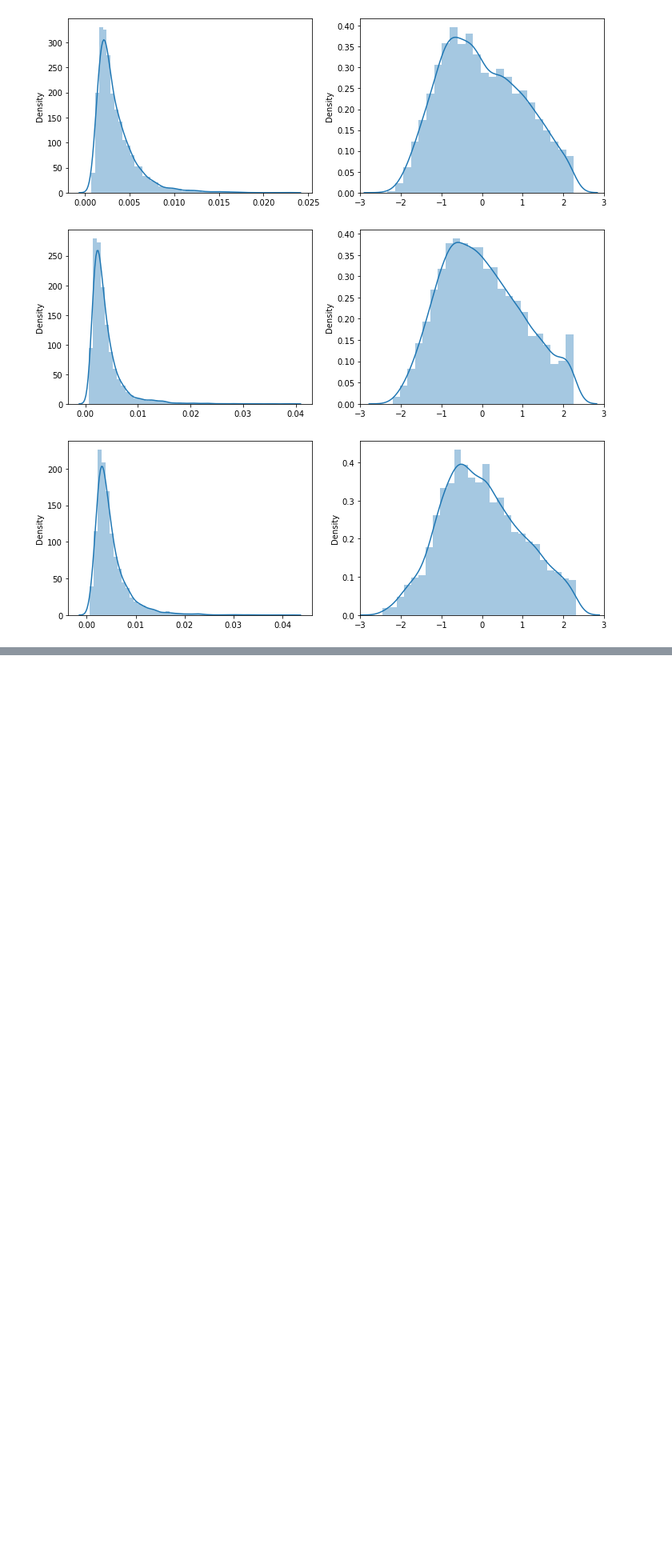
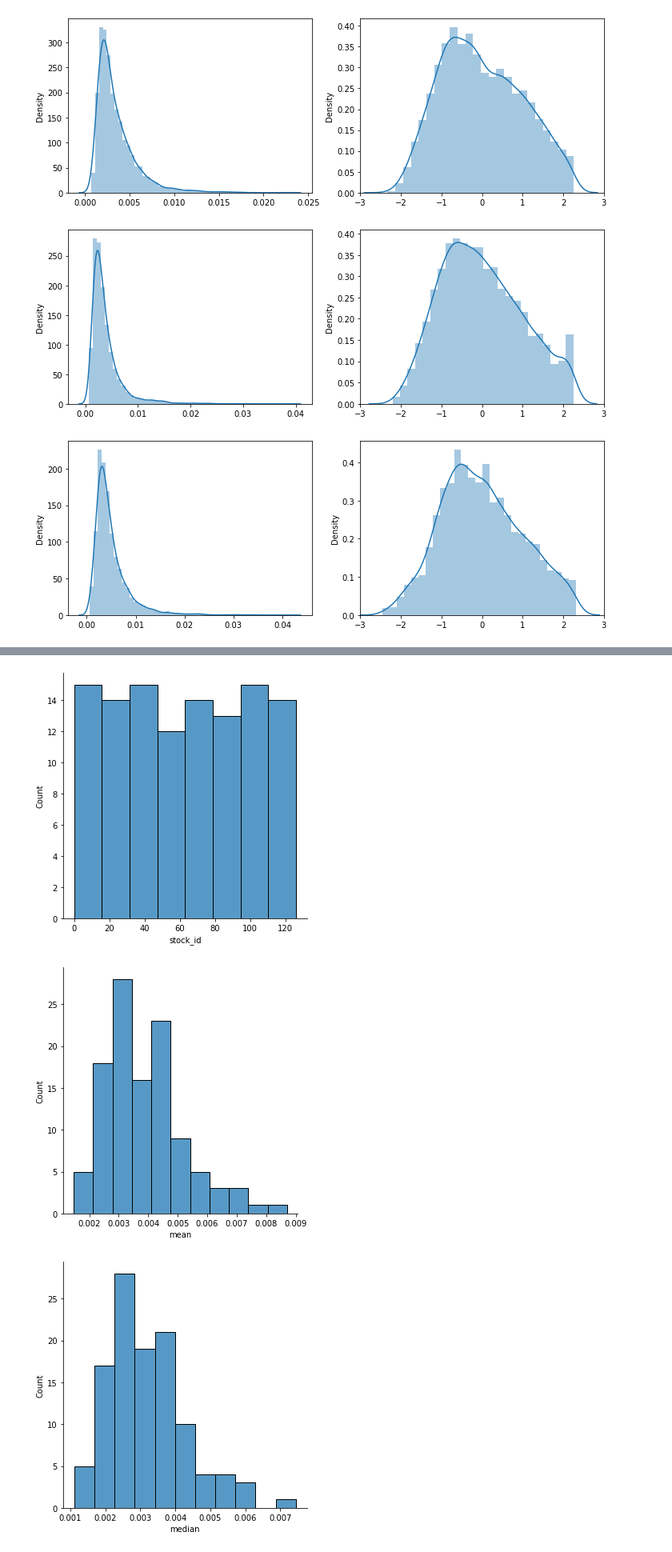
Before and after one commit to mahiro72/kaggle_OptiverRealizedVolatilityPrediction, a Jupyter notebook: eda/eda_0811.ipynb, the cells around one changed output, grey strips where cells are left out. Shown at 80% size. Cells and saved outputs as stored; diff of their text form; code cells hidden in the pictures; blank space fills up the shorter version.

```diff
--- a/eda/eda_0811.ipynb
+++ b/eda/eda_0811.ipynb
@@ -386,3 +373,5 @@ for i in [1,2,10,30,100]:
 [figure]
 [figure]
 [figure]
+# %%
+stock = train.groupby("stock_id")['target'].agg(["mean","median","std","count","sum"]).reset_index()
@@ -388,0 +394,7 @@ for i in [1,2,10,30,100]:
+# %%
+for i in stock.columns:
+    sns.displot(stock[i])
+# %% [output]
+[figure, added]
+[figure, added]
+[figure, added]
```
Also changed, not shown: parts of 26 cells of this notebook, 1 other file.
